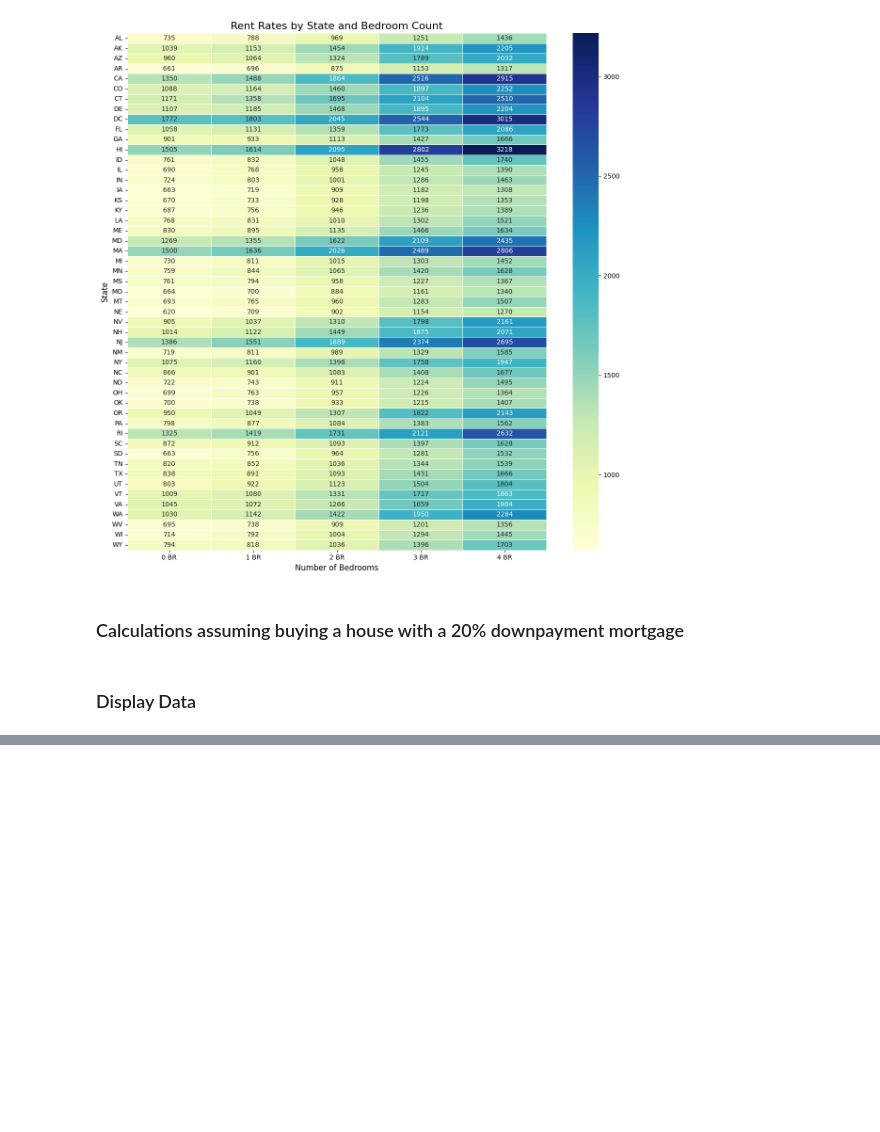
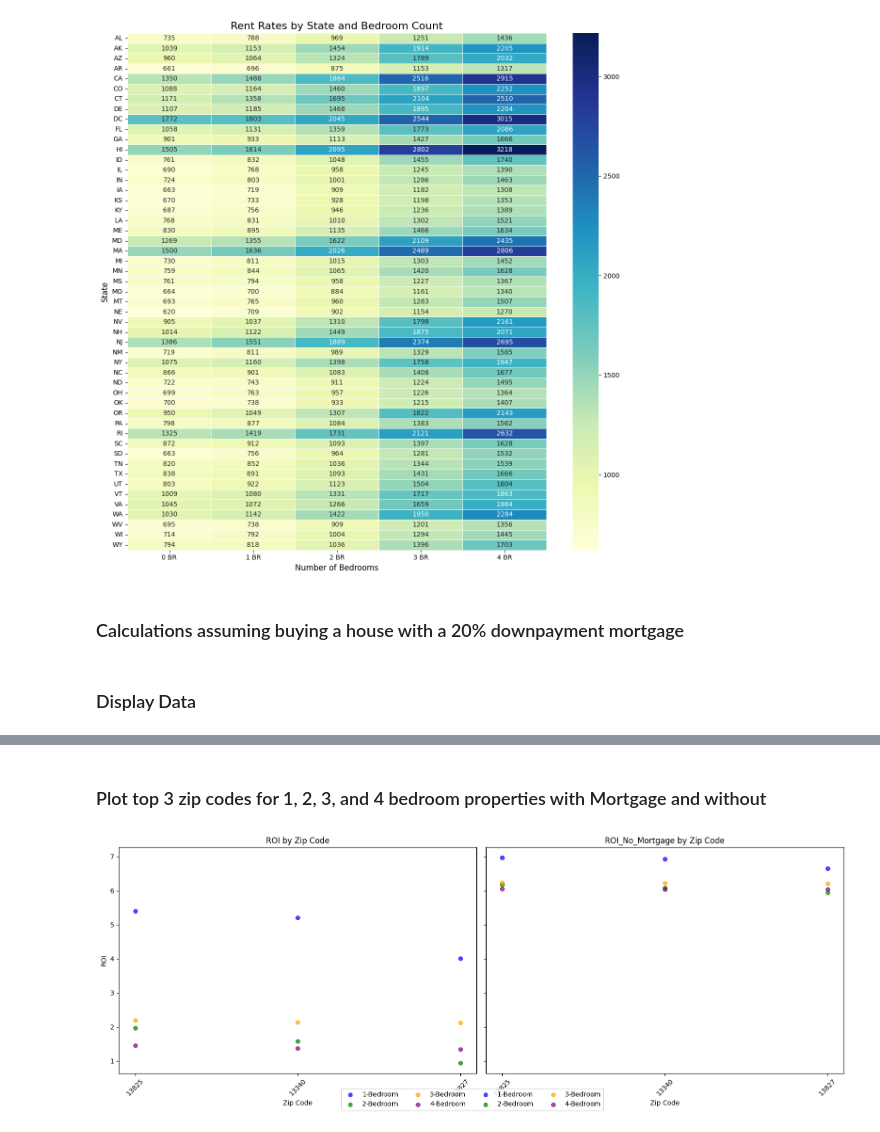
Before and after one commit to YaroslawBagriy/SEIS-631-Final-Project, a Jupyter notebook: Question 6/Question_6.ipynb, the cells around one changed output, grey strips where cells are left out. Cells and saved outputs as stored; diff of their text form; code cells hidden in the pictures; blank space fills up the shorter version.

```diff
--- a/Question 6/Question_6.ipynb
+++ b/Question 6/Question_6.ipynb
@@ -406,0 +554,48 @@ plt.show()
+# %% [markdown]
+### Plot top 3 zip codes for 1, 2, 3, and 4 bedroom properties with Mortgage and without
+# %%
+top_3_roi_data = {
+    "1-Bedroom": top_3_roi_1br[['RegionName', 'ROI', 'ROI_No_Mortgage']],
+    "2-Bedroom": top_3_roi_2br[['RegionName', 'ROI', 'ROI_No_Mortgage']],
+    "3-Bedroom": top_3_roi_3br[['RegionName', 'ROI', 'ROI_No_Mortgage']],
+    "4-Bedroom": top_3_roi_4br[['RegionName', 'ROI', 'ROI_No_Mortgage']]
+}
+
+colors = {
+    "1-Bedroom": 'blue',
+    "2-Bedroom": 'green',
+    "3-Bedroom": 'orange',
+    "4-Bedroom": 'purple'
+}
+
+# Create the scatter plots side by side
+fig, axs = plt.subplots(1, 2, figsize=(16, 6), sharey=True)
+
+# Left plot for ROI
+for bedroom_type, data in top_3_roi_data.items():
+    # Map RegionName to indices to ensure categorical treatment
+    x_indices = range(len(data['RegionName']))
+    axs[0].scatter(x_indices, data['ROI'], label=bedroom_type, color=colors[bedroom_type], alpha=0.7)
+axs[0].set_title('ROI by Zip Code')
+axs[0].set_xlabel('Zip Code')
+axs[0].set_ylabel('ROI')
+axs[0].set_xticks(range(len(data['RegionName'])))  # Ensure ticks match indices
+axs[0].set_xticklabels(data['RegionName'], rotation=45)  # Use zip codes as labels
+
+# Right plot for ROI_No_Mortgage
+for bedroom_type, data in top_3_roi_data.items():
+    # Map RegionName to indices to ensure categorical treatment
+    x_indices = range(len(data['RegionName']))
+    axs[1].scatter(x_indices, data['ROI_No_Mortgage'], label=bedroom_type, color=colors[bedroom_type], alpha=0.7)
+axs[1].set_title('ROI_No_Mortgage by Zip Code')
+axs[1].set_xlabel('Zip Code')
+axs[1].set_xticks(range(len(data['RegionName'])))  # Ensure ticks match indices
+axs[1].set_xticklabels(data['RegionName'], rotation=45)  # Use zip codes as labels
+
+# Add a legend to the right of the plots
+fig.legend(loc='upper center', bbox_to_anchor=(0.5, 0.1), ncol=4)
+
+plt.tight_layout()
+plt.show()
+# %% [output]
+[figure, added]
```
Also changed, not shown: parts of 9 cells of this notebook, 4 other files.
